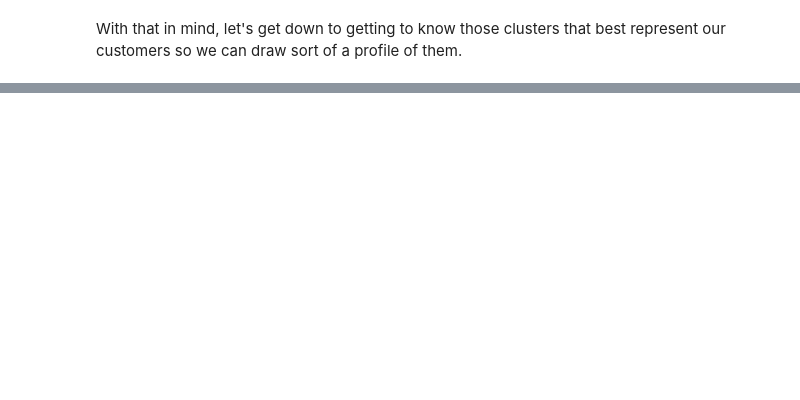
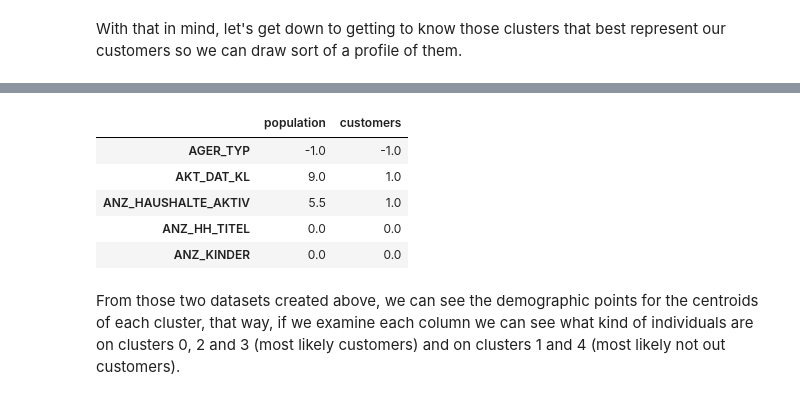
Before and after one commit to marinavillaschi/customer-acquisition, a Jupyter notebook: 3_customer_segmentation.ipynb, the cells around one changed output, grey strips where cells are left out. Cells and saved outputs as stored; diff of their text form; code cells hidden in the pictures; blank space fills up the shorter version.

```diff
--- a/3_customer_segmentation.ipynb
+++ b/3_customer_segmentation.ipynb
@@ -306,0 +173,19 @@ pd.DataFrame(kmodes.cluster_centroids_, columns = cols, index = index)
+# %%
+azdias_centroids = df_clusters_centroids.loc[(df_clusters_centroids.index == 'cluster_1') | (df_clusters_centroids.index == 'cluster_4')]
+customers_centroids = df_clusters_centroids.loc[(df_clusters_centroids.index == 'cluster_0') | (df_clusters_centroids.index == 'cluster_2') | (df_clusters_centroids.index == 'cluster_3') ]
+# %%
+centr_dict = {'population': list(azdias_centroids.mean()),
+              'customers': list(customers_centroids.mean())}
+# %%
+df_centr = pd.DataFrame(centr_dict, columns = ['population', 'customers'], index = df_clusters_centroids.columns)
+# %%
+df_centr.head()
+# %% [output]
+|  | population | customers |
+| AGER_TYP | -1.0 | -1.0 |
+| AKT_DAT_KL | 9.0 | 1.0 |
+| ANZ_HAUSHALTE_AKTIV | 5.5 | 1.0 |
+| ANZ_HH_TITEL | 0.0 | 0.0 |
+| ANZ_KINDER | 0.0 | 0.0 |
+# %% [markdown]
+From those two datasets created above, we can see the demographic points for the centroids of each cluster, that way, if we examine each column we can see what kind of individuals are on clusters 0, 2 and 3 (most likely customers) and on clusters 1 and 4 (most likely not out customers).
```
Also changed, not shown: parts of 26 cells of this notebook.
